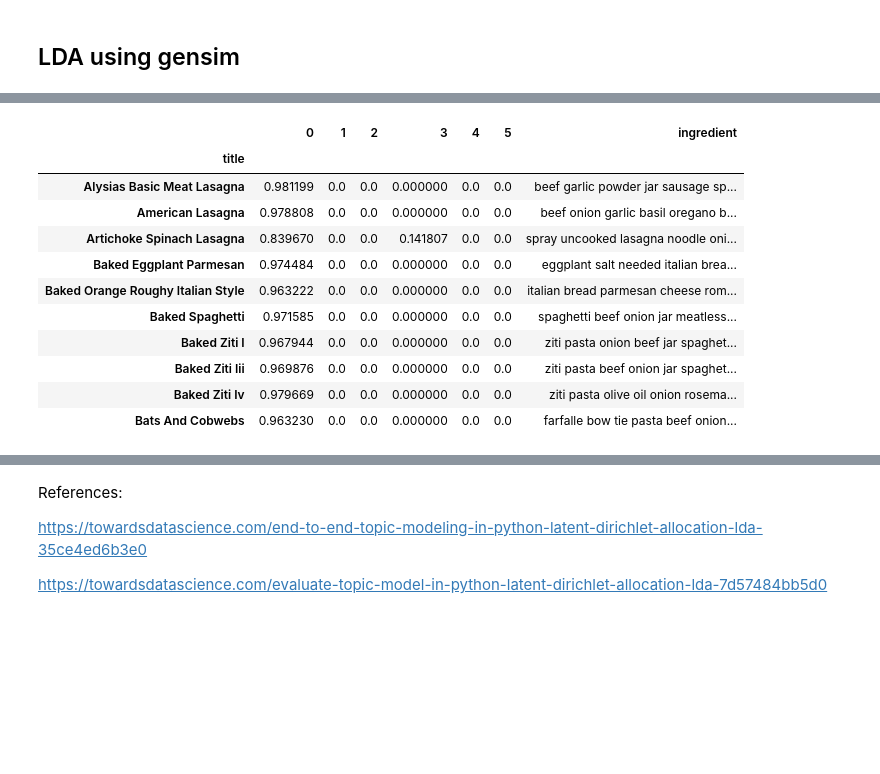
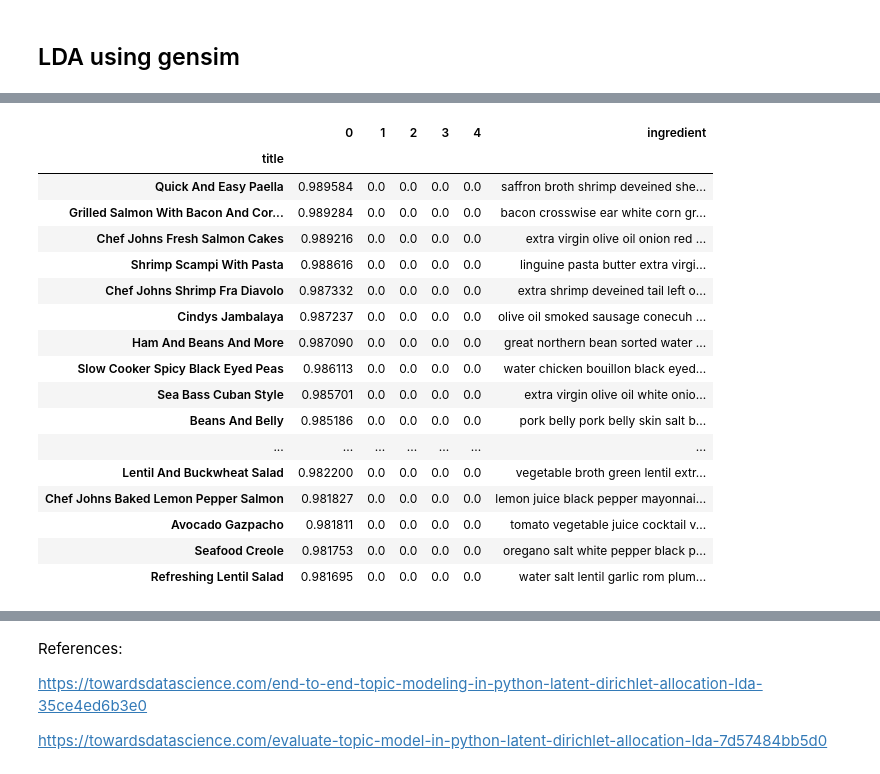
Before and after one commit to yangli53/happy_meals, a Jupyter notebook: LDA.ipynb, the cells around one changed output, grey strips where cells are left out. Cells and saved outputs as stored; diff of their text form; code cells hidden in the pictures; blank space fills up the shorter version.

```diff
--- a/LDA.ipynb
+++ b/LDA.ipynb
@@ -701,6 +509,11 @@ doc_lda = lda_model[corpus]
 # %%
-# calculate baseline Coherence score
-coherence_model_lda = CoherenceModel(model=lda_model, texts=data_bigrams, dictionary=id2word, coherence='c_v')
+# compute baseline Coherence score
+coherence_model_lda = CoherenceModel(model=lda_model, texts=data_words_bigrams,
+                                     dictionary=id2word, coherence='c_v')
 coherence_lda = coherence_model_lda.get_coherence()
 print('Coherence Score: ', np.round(coherence_lda, 2))
+
+# compute Perplexity: the lower the better
+perplexity = lda_model.log_perplexity(corpus)
+print('\nPerplexity: ', np.round(perplexity, 2))
 # %% [output]
@@ -719,7 +566,7 @@ def compute_coherence_values(corpus, dictionary, k, a, b):
                                            eta=b,
                                            per_word_topics=True)
 
-    coherence_model_lda = CoherenceModel(model=lda_model, texts=data_bigrams, dictionary=id2word, coherence='c_v')
+    coherence_model_lda = CoherenceModel(model=lda_model, texts=data_words_bigrams, dictionary=id2word, coherence='c_v')
 
     return coherence_model_lda.get_coherence()
 # %%
@@ -813,9 +668,9 @@ df_result_100[df_result_100.Topics == 6].sort_values('Coherence', ascending=Fals
 # %%
 lda_model_final = gensim.models.LdaMulticore(corpus=corpus,
                                              id2word=id2word,
-                                             num_topics=6,
+                                             num_topics=5,
                                              random_state=100,
                                              chunksize=100,
                                              passes=10,
-                                             alpha=0.1,
+                                             alpha='asymmetric',
                                              eta=1)
@@ -878,6 +734,6 @@ doc_lda = lda_model_final[corpus]
 # %%
 # create a df to show lda matrix
-lda_dict = {0: [], 1: [], 2: [], 3: [], 4: [], 5: []}
+lda_dict = {0: [], 1: [], 2: [], 3: [], 4: []}
 
 for _ in range(len(doc_lda)):
     lda_dict[0].append(0)
@@ -885,7 +741,6 @@ for _ in range(len(doc_lda)):
     lda_dict[2].append(0)
     lda_dict[3].append(0)
     lda_dict[4].append(0)
-    lda_dict[5].append(0)
 
 # create a df filled with 0
 lda_matrix = pd.DataFrame(lda_dict)
@@ -922,18 +777,24 @@ lda_matrix.head()
 # %%
 # assign topic names using my judgement
-lda_matrix[lda_matrix[0] > 0.8][:10]
-# topic 0 looks like baked dishes
+lda_matrix.sort_values(by=0, ascending=False)[:20]
+# topic 0 looks like veggie and seafood
 # %% [output]
-|  | 0 | 1 | 2 | 3 | 4 | 5 | ingredient |
-| title |  |  |  |  |  |  |  |
-| Alysias Basic Meat Lasagna | 0.981199 | 0.0 | 0.0 | 0.000000 | 0.0 | 0.0 | beef garlic powder jar sausage sp... |
-| American Lasagna | 0.978808 | 0.0 | 0.0 | 0.000000 | 0.0 | 0.0 | beef onion garlic basil oregano b... |
-| Artichoke Spinach Lasagna | 0.839670 | 0.0 | 0.0 | 0.141807 | 0.0 | 0.0 | spray uncooked lasagna noodle oni... |
-| Baked Eggplant Parmesan | 0.974484 | 0.0 | 0.0 | 0.000000 | 0.0 | 0.0 | eggplant salt needed italian brea... |
-| Baked Orange Roughy Italian Style | 0.963222 | 0.0 | 0.0 | 0.000000 | 0.0 | 0.0 | italian bread parmesan cheese rom... |
-| Baked Spaghetti | 0.971585 | 0.0 | 0.0 | 0.000000 | 0.0 | 0.0 | spaghetti beef onion jar meatless... |
-| Baked Ziti I | 0.967944 | 0.0 | 0.0 | 0.000000 | 0.0 | 0.0 | ziti pasta onion beef jar spaghet... |
-| Baked Ziti Iii | 0.969876 | 0.0 | 0.0 | 0.000000 | 0.0 | 0.0 | ziti pasta beef onion jar spaghet... |
-| Baked Ziti Iv | 0.979669 | 0.0 | 0.0 | 0.000000 | 0.0 | 0.0 | ziti pasta olive oil onion rosema... |
-| Bats And Cobwebs | 0.963230 | 0.0 | 0.0 | 0.000000 | 0.0 | 0.0 | farfalle bow tie pasta beef onion... |
+|  | 0 | 1 | 2 | 3 | 4 | ingredient |
+| title |  |  |  |  |  |  |
+| Quick And Easy Paella | 0.989584 | 0.0 | 0.0 | 0.0 | 0.0 | saffron broth shrimp deveined she... |
+| Grilled Salmon With Bacon And Cor... | 0.989284 | 0.0 | 0.0 | 0.0 | 0.0 | bacon crosswise ear white corn gr... |
+| Chef Johns Fresh Salmon Cakes | 0.989216 | 0.0 | 0.0 | 0.0 | 0.0 | extra virgin olive oil onion red ... |
+| Shrimp Scampi With Pasta | 0.988616 | 0.0 | 0.0 | 0.0 | 0.0 | linguine pasta butter extra virgi... |
+| Chef Johns Shrimp Fra Diavolo | 0.987332 | 0.0 | 0.0 | 0.0 | 0.0 | extra shrimp deveined tail left o... |
+| Cindys Jambalaya | 0.987237 | 0.0 | 0.0 | 0.0 | 0.0 | olive oil smoked sausage conecuh ... |
+| Ham And Beans And More | 0.987090 | 0.0 | 0.0 | 0.0 | 0.0 | great northern bean sorted water ... |
+| Slow Cooker Spicy Black Eyed Peas | 0.986113 | 0.0 | 0.0 | 0.0 | 0.0 | water chicken bouillon black eyed... |
+| Sea Bass Cuban Style | 0.985701 | 0.0 | 0.0 | 0.0 | 0.0 | extra virgin olive oil white onio... |
+| Beans And Belly | 0.985186 | 0.0 | 0.0 | 0.0 | 0.0 | pork belly pork belly skin salt b... |
+| ... | ... | ... | ... | ... | ... | ... |
+| Lentil And Buckwheat Salad | 0.982200 | 0.0 | 0.0 | 0.0 | 0.0 | vegetable broth green lentil extr... |
+| Chef Johns Baked Lemon Pepper Salmon | 0.981827 | 0.0 | 0.0 | 0.0 | 0.0 | lemon juice black pepper mayonnai... |
+| Avocado Gazpacho | 0.981811 | 0.0 | 0.0 | 0.0 | 0.0 | tomato vegetable juice cocktail v... |
+| Seafood Creole | 0.981753 | 0.0 | 0.0 | 0.0 | 0.0 | oregano salt white pepper black p... |
+| Refreshing Lentil Salad | 0.981695 | 0.0 | 0.0 | 0.0 | 0.0 | water salt lentil garlic rom plum... |
 # %%
```
Also changed, not shown: parts of 64 cells of this notebook, 25 other files.
